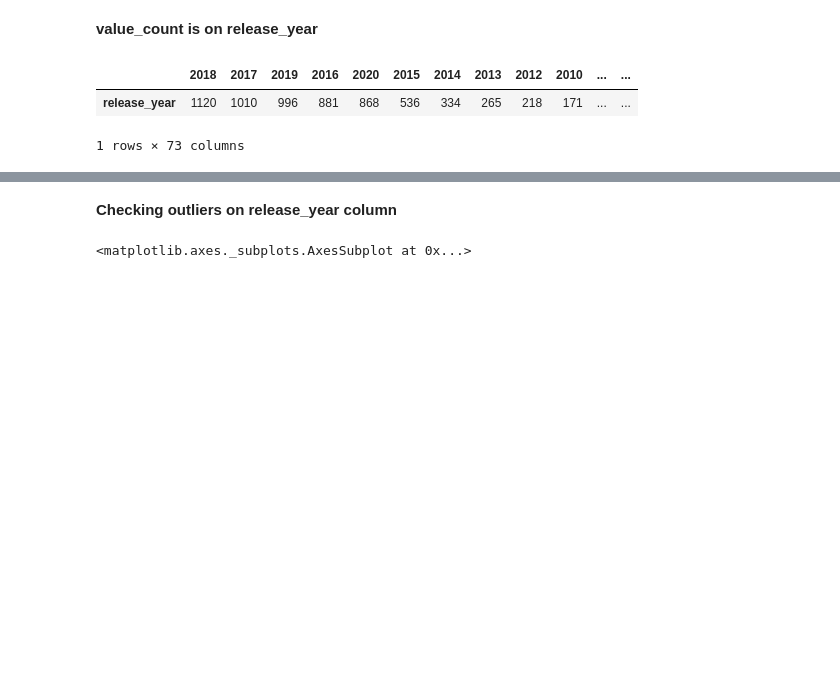
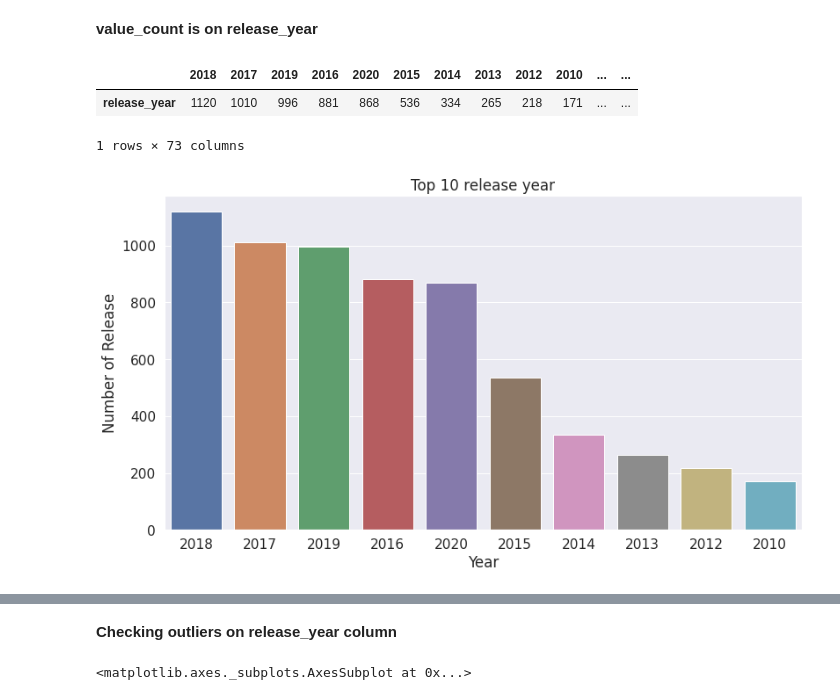
Before and after one commit to pmgumble/pmgumble-Netflix-Movies-TV-Shows-clustering, a Jupyter notebook: Pratik_M_Gumble_Netflix_Movies_TV_Shows_clustering.ipynb, the cells around one changed output, grey strips where cells are left out. Cells and saved outputs as stored; diff of their text form; code cells hidden in the pictures; blank space fills up the shorter version.

```diff
--- a/Pratik_M_Gumble_Netflix_Movies_TV_Shows_clustering.ipynb
+++ b/Pratik_M_Gumble_Netflix_Movies_TV_Shows_clustering.ipynb
@@ -371,3 +371,12 @@ df['release_year'].value_counts().to_frame().T
 |  | 2018 | 2017 | 2019 | 2016 | 2020 | 2015 | 2014 | 2013 | 2012 | 2010 | ... | ... |
 | release_year | 1120 | 1010 | 996 | 881 | 868 | 536 | 334 | 265 | 218 | 171 | ... | ... |
 1 rows × 73 columns
+# %%
+plt.figure(figsize=(13,7))
+g = sns.countplot(x = df['release_year'], order=df['release_year'].value_counts().index[:10])
+plt.title('Top 10 release year')
+plt.xlabel('Year')
+plt.ylabel('Number of Release')
+plt.show()
+# %% [output]
+[figure, added]
```
Also changed, not shown: parts of 90 cells of this notebook.
